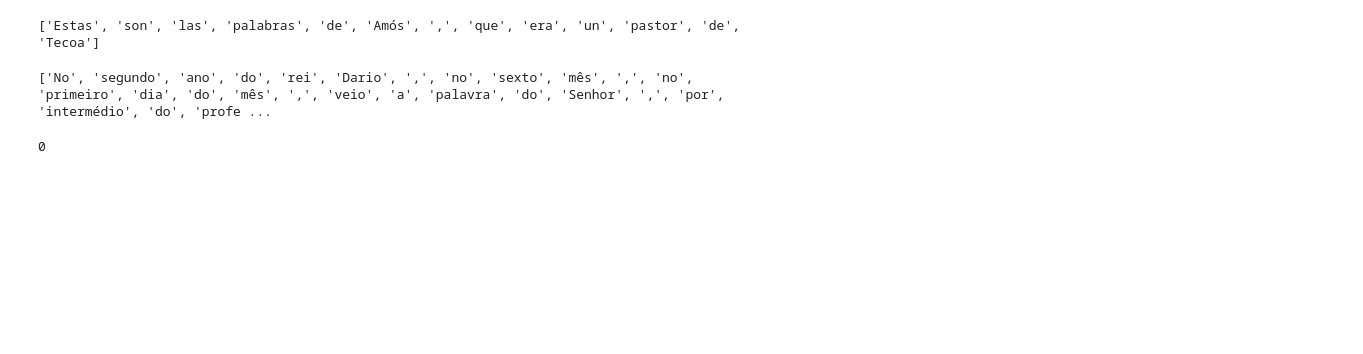
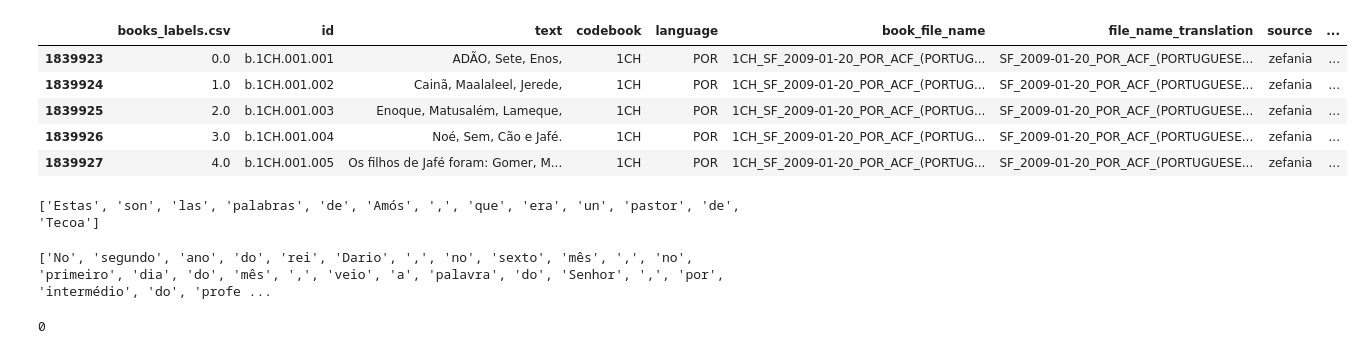
Before and after one commit to lukecord/CS362N-Project, a Jupyter notebook: main.ipynb, the cells around one changed output. Saved outputs shown, nothing was run; the diff lists cells and outputs as text; code cells hidden in the pictures; blank space fills up the shorter version.

```diff
--- a/main.ipynb
+++ b/main.ipynb
@@ -31 +48,10 @@ spanish_list = spanish_df.to_list() # https://www.google.com/url?sa=t&source=web
+# %%
+portuguese_df.sort_values(by=['file_name_translation', 'id']).head(5)
+# %% [output]
+|  | books_labels.csv | id | text | codebook | language | book_file_name | file_name_translation | source | ... |
+| 1839923 | 0.0 | b.1CH.001.001 | ADÃO, Sete, Enos, | 1CH | POR | 1CH_SF_2009-01-20_POR_ACF_(PORTUG... | SF_2009-01-20_POR_ACF_(PORTUGUESE... | zefania | ... |
+| 1839924 | 1.0 | b.1CH.001.002 | Cainã, Maalaleel, Jerede, | 1CH | POR | 1CH_SF_2009-01-20_POR_ACF_(PORTUG... | SF_2009-01-20_POR_ACF_(PORTUGUESE... | zefania | ... |
+| 1839925 | 2.0 | b.1CH.001.003 | Enoque, Matusalém, Lameque, | 1CH | POR | 1CH_SF_2009-01-20_POR_ACF_(PORTUG... | SF_2009-01-20_POR_ACF_(PORTUGUESE... | zefania | ... |
+| 1839926 | 3.0 | b.1CH.001.004 | Noé, Sem, Cão e Jafé. | 1CH | POR | 1CH_SF_2009-01-20_POR_ACF_(PORTUG... | SF_2009-01-20_POR_ACF_(PORTUGUESE... | zefania | ... |
+| 1839927 | 4.0 | b.1CH.001.005 | Os filhos de Jafé foram: Gomer, M... | 1CH | POR | 1CH_SF_2009-01-20_POR_ACF_(PORTUG... | SF_2009-01-20_POR_ACF_(PORTUGUESE... | zefania | ... |
 # %%
```
Also changed, not shown: parts of 33 cells of this notebook, 7 other files.
